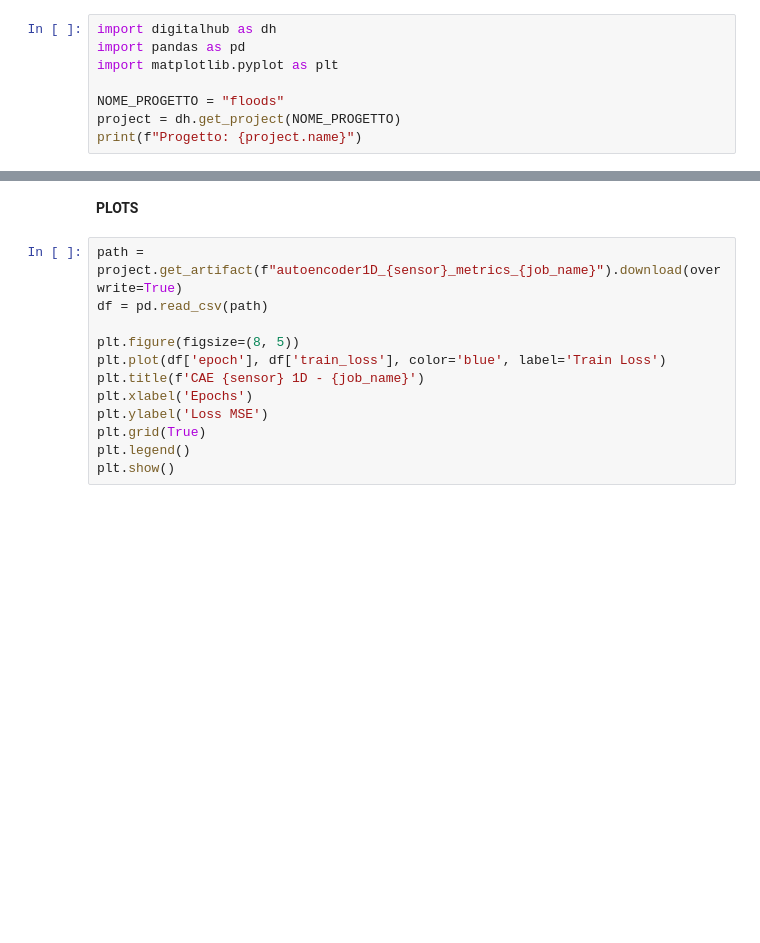
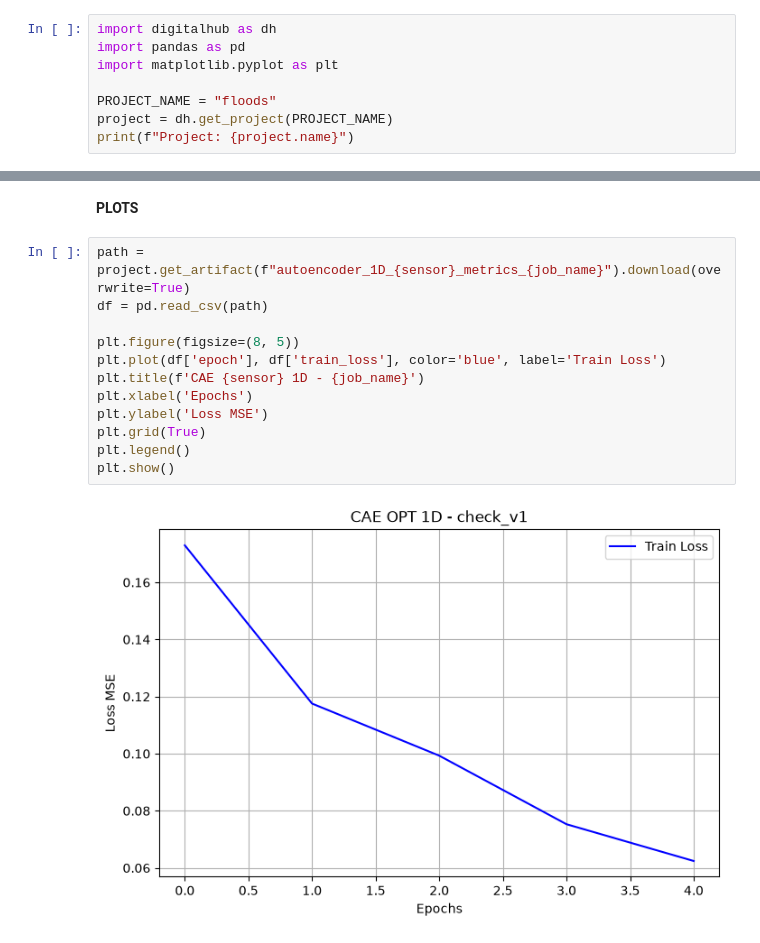
Before and after one commit to mattiaBarbo2002/TESI, a Jupyter notebook: notebooks/autoencoder1D.ipynb, the cells around one changed output, grey strips where cells are left out. Drawn from its saved outputs; the diff is of its cells as text; blank space fills up the shorter version.

```diff
--- a/notebooks/autoencoder1D.ipynb
+++ b/notebooks/autoencoder1D.ipynb
@@ -5,6 +5,6 @@ import digitalhub as dh
 import pandas as pd
 import matplotlib.pyplot as plt
 
-NOME_PROGETTO = "floods"
-project = dh.get_project(NOME_PROGETTO)
-print(f"Progetto: {project.name}")
+PROJECT_NAME = "floods"
+project = dh.get_project(PROJECT_NAME)
+print(f"Project: {project.name}")
@@ -77,14 +111,16 @@ print(f"Run train_encoders avviato: {run_autoencoder_1D.id}")
 # %% [markdown]
 **PLOTS**
 # %%
-path = project.get_artifact(f"autoencoder1D_{sensor}_metrics_{job_name}").download(overwrite=True)
+path = project.get_artifact(f"autoencoder_1D_{sensor}_metrics_{job_name}").download(overwrite=True)
 df = pd.read_csv(path)
 
 plt.figure(figsize=(8, 5))
 plt.plot(df['epoch'], df['train_loss'], color='blue', label='Train Loss')
 plt.title(f'CAE {sensor} 1D - {job_name}')
 plt.xlabel('Epochs')
 plt.ylabel('Loss MSE')
 plt.grid(True)
 plt.legend()
 plt.show()
+# %% [output]
+[figure, added]
```
Also changed, not shown: parts of 4 cells of this notebook, 29 other files.
